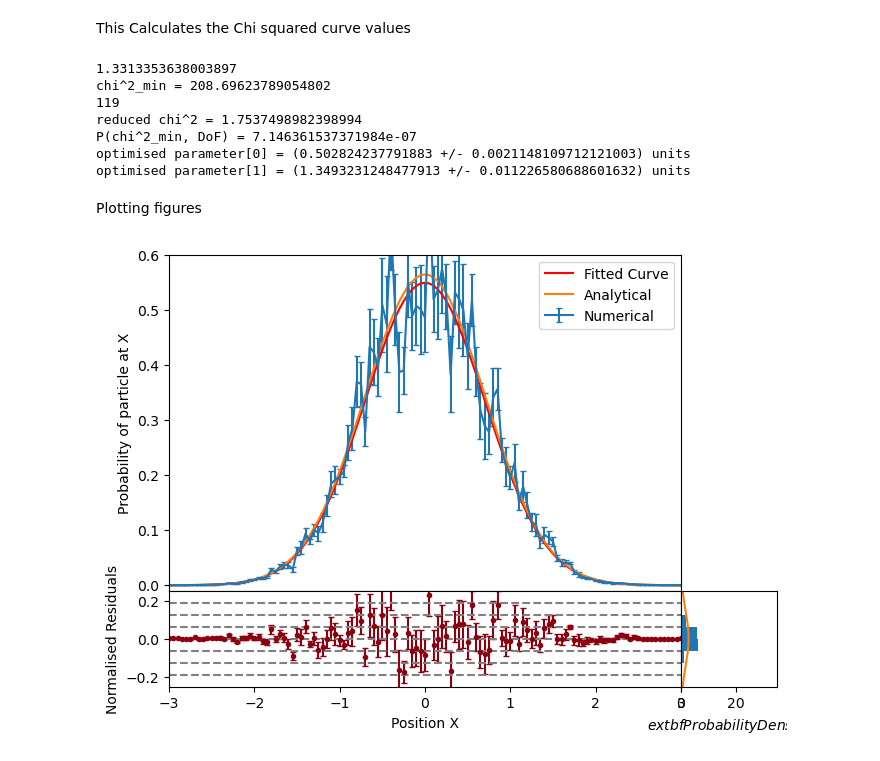
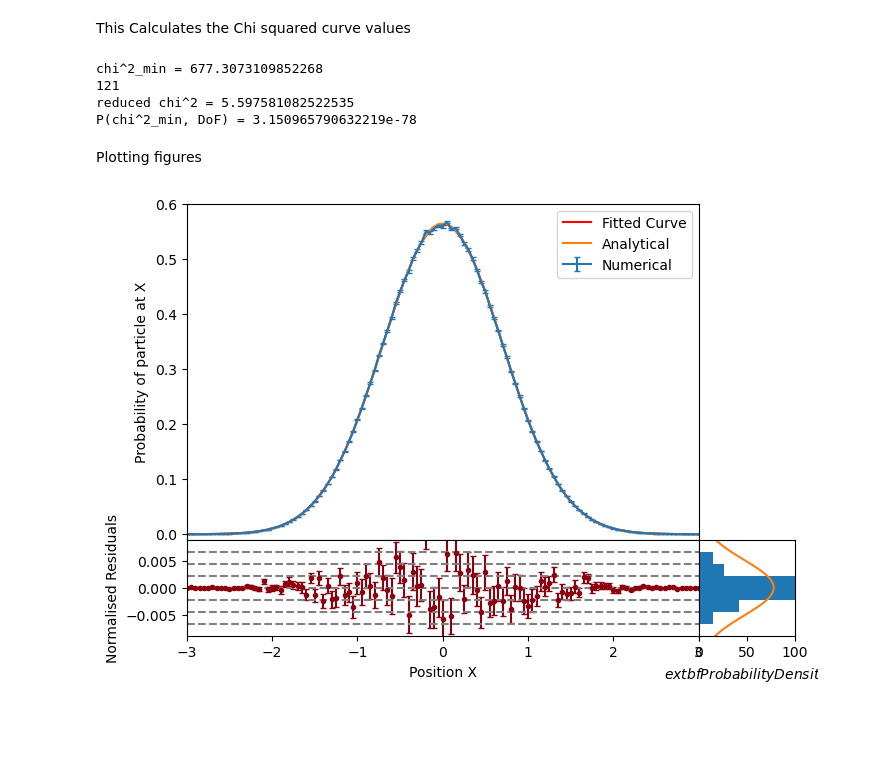
Before and after one commit to Wildeofthewest1/ProjectRepo, a Jupyter notebook: FeynmanPathIntegralJUPYTER.ipynb, the cells around one changed output. Cells and saved outputs as stored; diff of their text form; code cells hidden in the pictures; blank space fills up the shorter version.

```diff
--- a/FeynmanPathIntegralJUPYTER.ipynb
+++ b/FeynmanPathIntegralJUPYTER.ipynb
@@ -177,48 +243,39 @@ x_values = xs
 y_values = ys
 y_errors = yerrs
 
-print(y_values)
-print(y_errors)
+initial_values = np.array([0.5, np.pi**0.25]) # Initial guess for fit parameters (The values of the true ground state wavefunction)
+#print(np.pi**0.25)
 
-def chifit(x,*params):#Model Function we are trying to fit to the data
-    return (np.exp(-params[0]*x**2)/params[1])**2
-
-initial_values = np.array([0.5, np.pi**0.25]) # Initial guess for fit parameters (The values of the true ground state wavefunction)
-print(np.pi**0.25)
-
-popt, cov = scpo.curve_fit(chifit, # function to fit
-                                     x_values, # x data
-                                     y_values, # y data
-                                     sigma=y_errors, # array of error bars for the fit
-                                     absolute_sigma=True, # errors bars DO represent 1 std error
-                                     p0=initial_values, # starting point for fit
-                                     check_finite=True) # raise ValueError if NaN encountered (don't allow errors to pass)
+#popt, cov = scpo.curve_fit(chifit, # function to fit
+ #                                    x_values, # x data
+ #                                    y_values, # y data
+ #                                    sigma=y_errors, # array of error bars for the fit
+ #                                    absolute_sigma=True, # errors bars DO represent 1 std error
+  #                                   p0=initial_values, # starting point for fit
+  #                                   check_finite=True) # raise ValueError if NaN encountered (don't allow errors to pass)
 
 ##################################
 
-def chi_squared(model_params, model, x_data, y_data, y_err):
-    return np.sum(((y_data - model(x_data, *model_params))/y_err)**2) # Note the `*model_params' here!
+def chi_squared(model, x_data, y_data, y_err):
+    return np.sum(((y_data - model(x_data))/y_err)**2) # Note the `*model_params' here!
 
-chi_squared_min = chi_squared(popt, chifit, x_values, y_values, y_errors)
+chi_squared_min = chi_squared(wavefunc, x_values, y_values, y_errors)
 print('chi^2_min = {}'.format(chi_squared_min))
 
-degrees_of_freedom = x_values.size - popt.size
+degrees_of_freedom = x_values.size # - popt.size
 print(degrees_of_freedom)
 print('reduced chi^2 = {}'.format(chi_squared_min/degrees_of_freedom))
 print('P(chi^2_min, DoF) = {}'.format(scipy.stats.chi2.sf(chi_squared_min, degrees_of_freedom)))
 
-popt_errs = np.sqrt(np.diag(cov))
+#popt_errs = np.sqrt(np.diag(cov))
 
-for i, (val, err) in enumerate(zip(popt, popt_errs)):
-    print('optimised parameter[{}] = ({} +/- {}) units'.format(i, val, err))
+#for i, (val, err) in enumerate(zip(popt, popt_errs)):
+#    print('optimised parameter[{}] = ({} +/- {}) units'.format(i, val, err))
 # %% [output]
-1.3313353638003897
-chi^2_min = 208.69623789054802
-119
-reduced chi^2 = 1.7537498982398994
-P(chi^2_min, DoF) = 7.146361537371984e-07
-optimised parameter[0] = (0.502824237791883 +/- 0.0021148109712121003) units
-optimised parameter[1] = (1.3493231248477913 +/- 0.011226580688601632) units
+chi^2_min = 677.3073109852268
+121
+reduced chi^2 = 5.597581082522535
+P(chi^2_min, DoF) = 3.150965790632219e-78
 # %% [markdown]
 Plotting figures
 # %%
@@ -235,7 +292,7 @@ plt.ylabel("Probability of particle at X")
 #plt.plot(xs,Psi(paths))
 
 
-chiValues = chifit(xs , *popt)
+chiValues = chifit(xs)
 analyticalValues = wavefunc(xs)
 
 normres = (ys-chiValues)/np.sqrt(chiValues)
@@ -263,32 +320,32 @@ plt.gca().set_xlim([-3,3])
 plt.ylabel("Normalised Residuals")
 plt.xlabel("Position X")
 stdresarray = np.ones(len(normres))*stdd
 plt.errorbar( xs, normres, reserrs, fmt=".", color = "#8C000F", capsize=2)
 
 for i in range(-j+1,j):
     plt.plot(xs,i*stdresarray, color='grey', linestyle='dashed')
 
 #######################################
 
 f1.add_axes((0.8,-0.2,0.15,0.2))
 plt.gca().set_ylim([-j*stdd,j*stdd])
-plt.gca().set_xlim([0,35])
+plt.gca().set_xlim([0,100])
 plt.gca().axes.get_yaxis().set_ticks([])
 plt.xlabel("$\textbf{Probability Density}$")
 histrange = np.arange(-j*stdd,(j+1)*stdd,stdd)
 
 plt.hist(normres, histrange, density=1, orientation = "horizontal")
 #f1.add_axes((0.8,-0.4,0.15,0.2))
 x = np.arange(-j*stdd,j*stdd,0.0000001)
 mean = statistics.mean(x)
 sd = statistics.stdev(x)
 plt.plot( norm.pdf(x, mean, sd), x)
 
 # np.arange(-j*stdd,(j+1)*stdd,0.5*stdd)
 
 
 #actionarray = metropolis(100,0)
 #plt.plot(np.arange(0,100,1),actionarray)
 plt.show()
 # %% [output]
-[figure, old version]
+[figure, new version]
```
Also changed, not shown: parts of 2 cells of this notebook.
